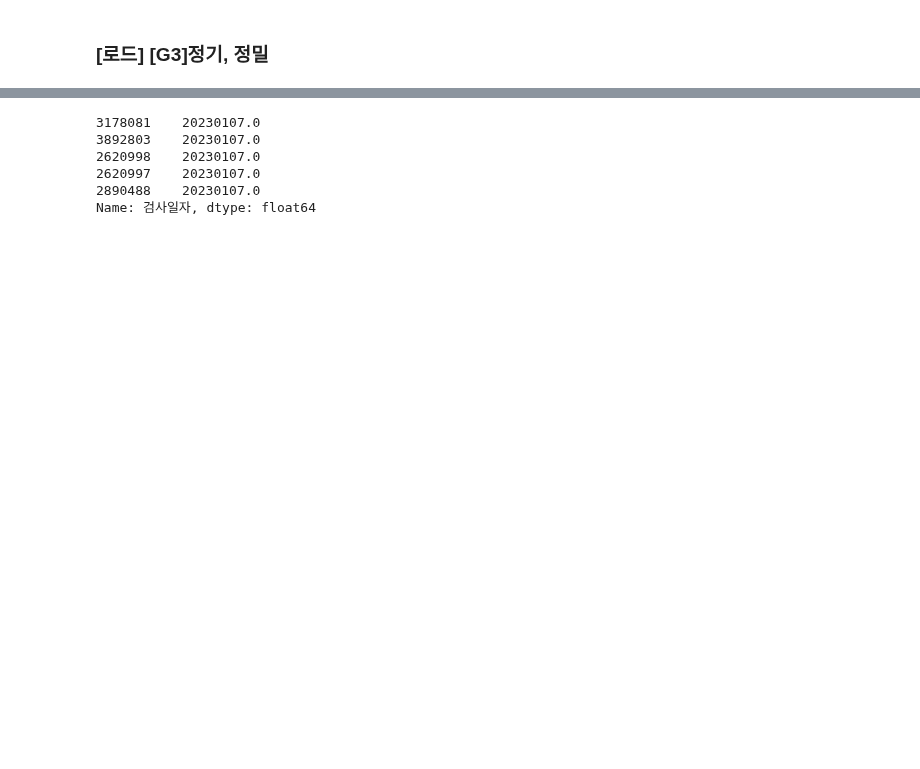
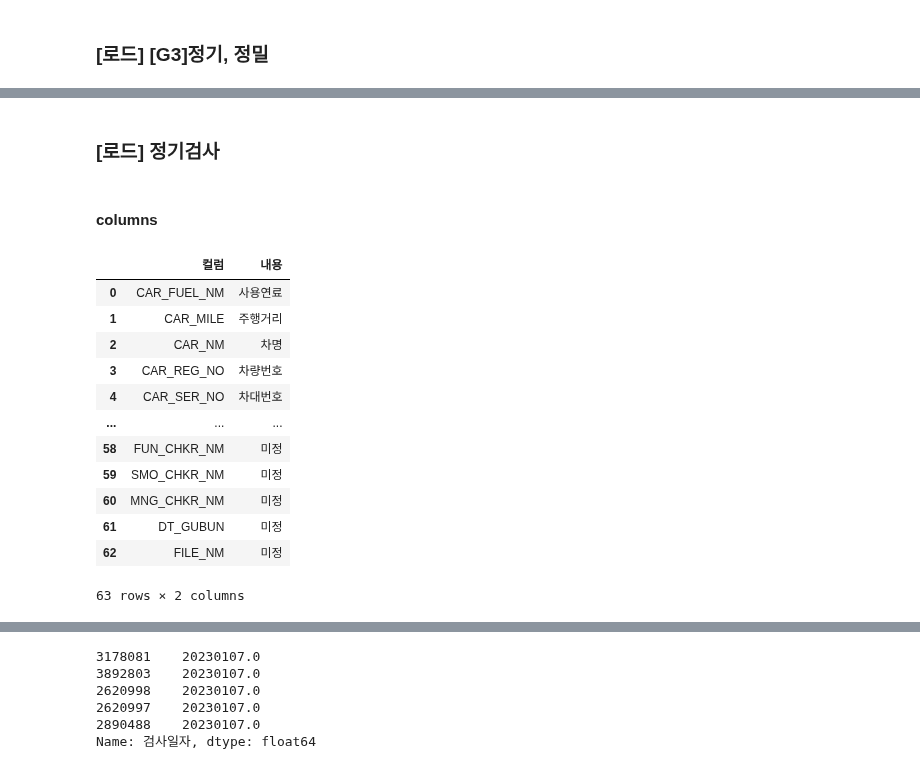
Before and after one commit to kbjung/wabotech, a Jupyter notebook: car_big_data_2/[BD1]4등급_데이터_점검.ipynb, the cells around one changed output, grey strips where cells are left out. Drawn from its saved outputs; the diff is of its cells as text; code cells hidden in the pictures; blank space fills up the shorter version.

```diff
--- a/car_big_data_2/[BD1]4등급_데이터_점검.ipynb
+++ b/car_big_data_2/[BD1]4등급_데이터_점검.ipynb
@@ -450,0 +580,4 @@ memory usage: 4.1+ GB
+# %% [markdown]
+### [로드] 정기검사
+# %% [markdown]
+#### columns
@@ -450,0 +587,16 @@ memory usage: 4.1+ GB
+# %%
+col_exc
+# %% [output]
+|  | 컬럼 | 내용 |
+| 0 | CAR_FUEL_NM | 사용연료 |
+| 1 | CAR_MILE | 주행거리 |
+| 2 | CAR_NM | 차명 |
+| 3 | CAR_REG_NO | 차량번호 |
+| 4 | CAR_SER_NO | 차대번호 |
+| ... | ... | ... |
+| 58 | FUN_CHKR_NM | 미정 |
+| 59 | SMO_CHKR_NM | 미정 |
+| 60 | MNG_CHKR_NM | 미정 |
+| 61 | DT_GUBUN | 미정 |
+| 62 | FILE_NM | 미정 |
+63 rows × 2 columns
```
Also changed, not shown: parts of 107 cells of this notebook.
